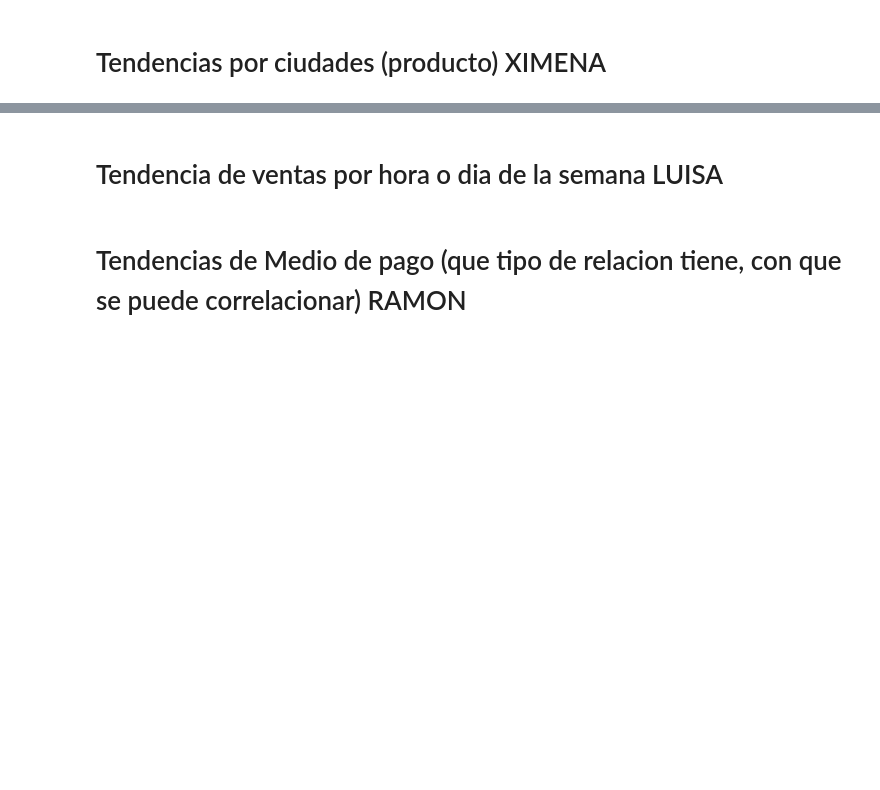
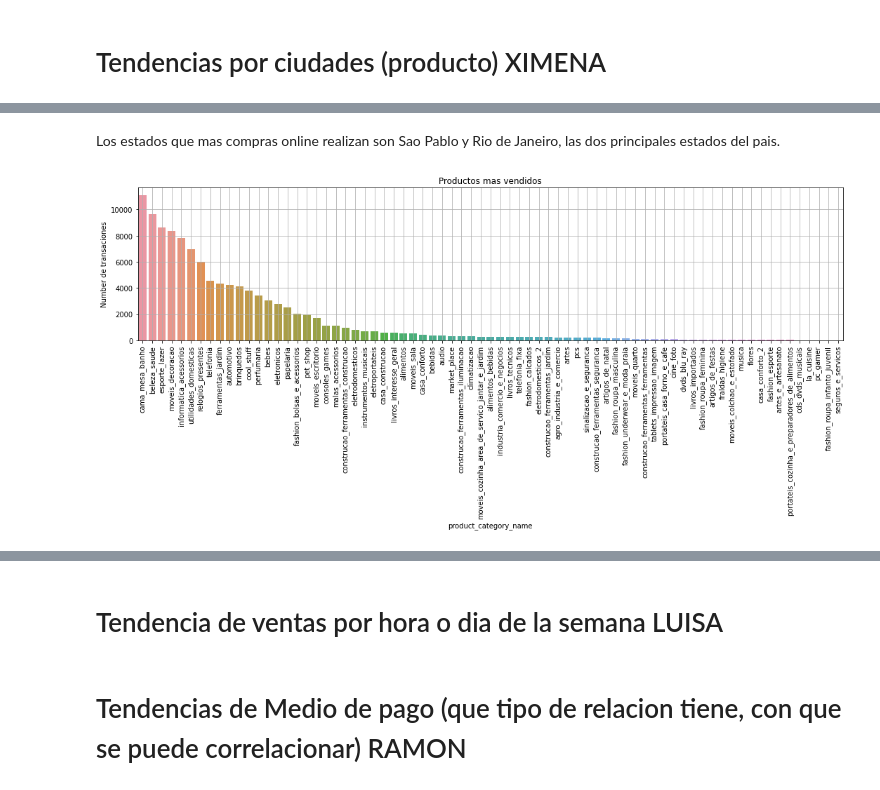
Before and after one commit to ximenarios/DS4AProject, a Jupyter notebook: brazilian_ximena.ipynb, the cells around one changed output, grey strips where cells are left out. Cells and saved outputs as stored; diff of their text form; code cells hidden in the pictures; blank space fills up the shorter version.

```diff
--- a/brazilian_ximena.ipynb
+++ b/brazilian_ximena.ipynb
@@ -185,0 +170,12 @@ NameError: name 'pd' is not defined
+# %% [markdown]
+Los estados que mas compras online realizan son Sao Pablo y Rio de Janeiro, las dos principales estados del pais.
+# %%
+plt.figure(figsize=(18, 4))
+aux=df.groupby('product_category_name').size().to_frame().rename(columns={0:'Number de transaciones'}).sort_values('Number de transaciones', ascending=False).head(74).reset_index()
+listaP=list(aux["product_category_name"])
+ax=sns.barplot(x='product_category_name',y='Number de transaciones',data=aux);
+ax.set_xticklabels(ax.get_xticklabels(), rotation=90);
+ax.set_title('Productos mas vendidos')
+ax.grid()
+# %% [output]
+[figure, added]
```
Also changed, not shown: parts of 59 cells of this notebook.
